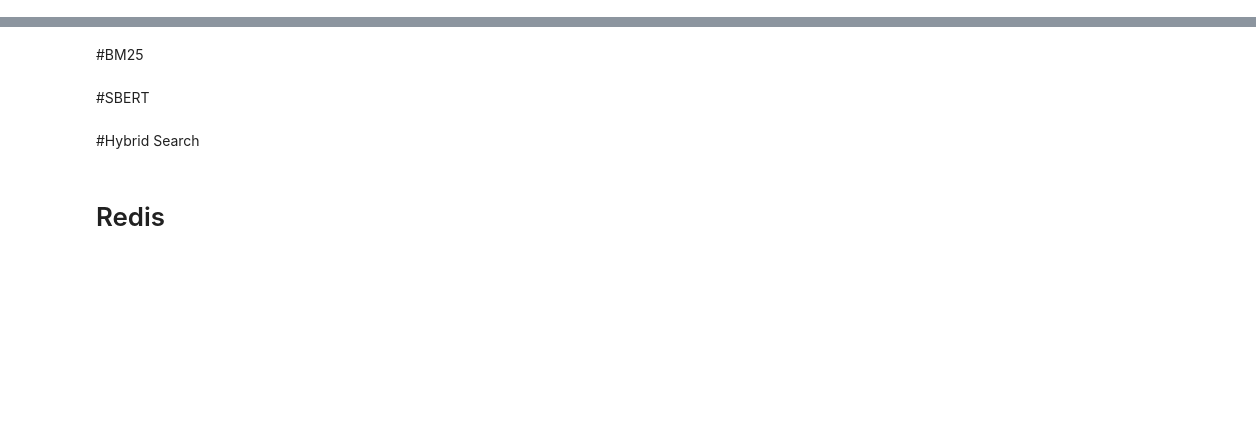
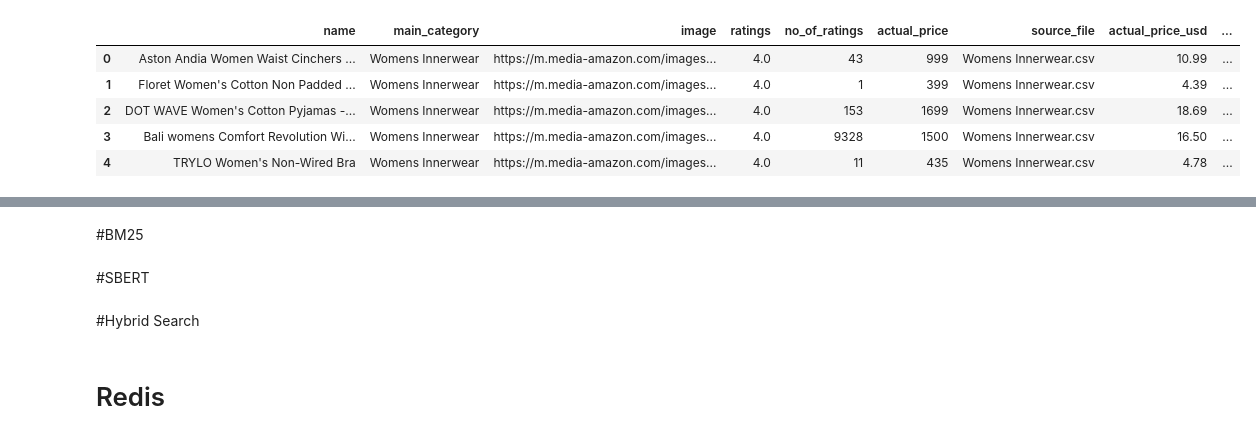
Before and after one commit to sahanasb/Intelligent-E-Commerce-Search-with-Retrieval-Augmented-Generation, a Jupyter notebook: BM25+SBERT+HybridSearch+Redis.ipynb, the cells around one changed output, grey strips where cells are left out. Cells and saved outputs as stored; diff of their text form; code cells hidden in the pictures; blank space fills up the shorter version.

```diff
--- a/BM25+SBERT+HybridSearch+Redis.ipynb
+++ b/BM25+SBERT+HybridSearch+Redis.ipynb
@@ -7,18 +7,25 @@ pip install pandas rank_bm25 sentence-transformers scikit-learn
 # %%
 import pandas as pd
 from rank_bm25 import BM25Okapi
 from sentence_transformers import SentenceTransformer, util
 import torch
 from langchain_community.vectorstores import Chroma
 from langchain_core.documents import Document
 from langchain_community.embeddings import HuggingFaceEmbeddings
 import numpy as np
 import shutil
 import os
 
 # loading data
-df = pd.read_csv('/content/clean_data.csv')
+df = pd.read_csv('/content/sample_data/clean_data.csv')
 df.head()
+# %% [output]
+|  | name | main_category | image | ratings | no_of_ratings | actual_price | source_file | actual_price_usd | ... |
+| 0 | Aston Andia Women Waist Cinchers ... | Womens Innerwear | https://m.media-amazon.com/images... | 4.0 | 43 | 999 | Womens Innerwear.csv | 10.99 | ... |
+| 1 | Floret Women's Cotton Non Padded ... | Womens Innerwear | https://m.media-amazon.com/images... | 4.0 | 1 | 399 | Womens Innerwear.csv | 4.39 | ... |
+| 2 | DOT WAVE Women's Cotton Pyjamas -... | Womens Innerwear | https://m.media-amazon.com/images... | 4.0 | 153 | 1699 | Womens Innerwear.csv | 18.69 | ... |
+| 3 | Bali womens Comfort Revolution Wi... | Womens Innerwear | https://m.media-amazon.com/images... | 4.0 | 9328 | 1500 | Womens Innerwear.csv | 16.50 | ... |
+| 4 | TRYLO Women's Non-Wired Bra | Womens Innerwear | https://m.media-amazon.com/images... | 4.0 | 11 | 435 | Womens Innerwear.csv | 4.78 | ... |
 # %%
 # Vector embedding
 def build_doc(row, index):
```
Also changed, not shown: parts of 13 cells of this notebook.
